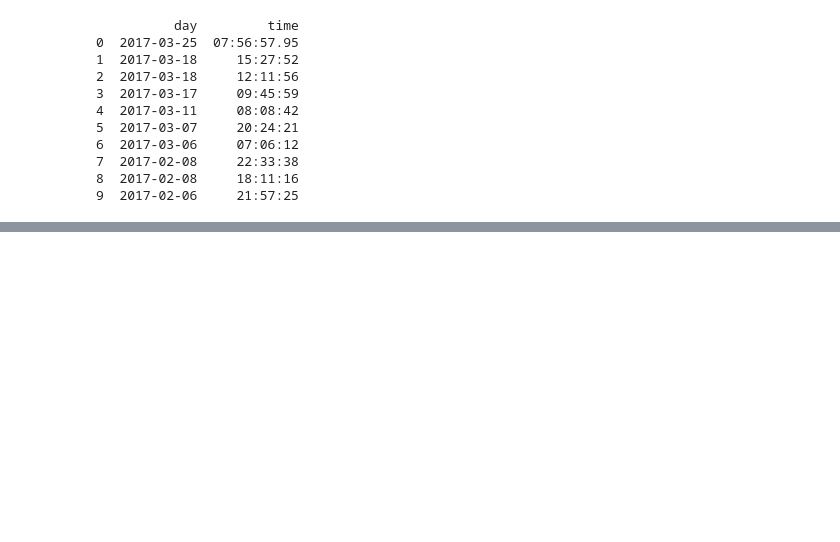
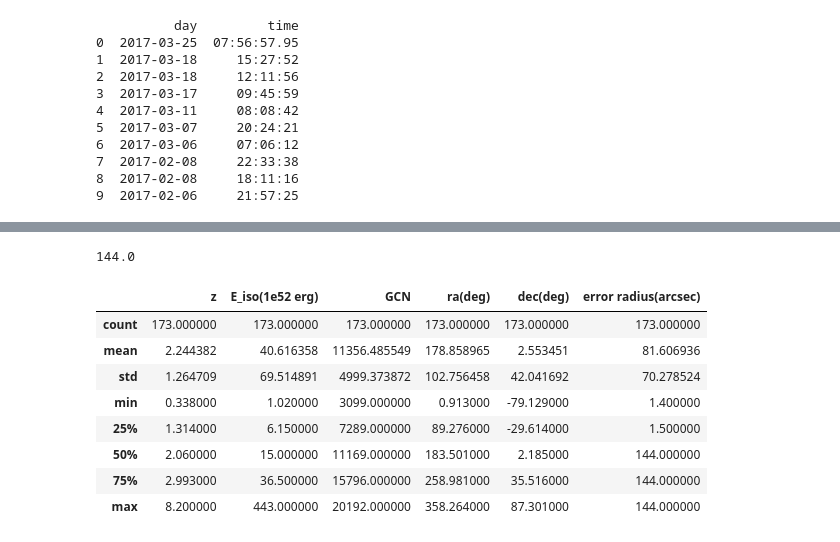
Before and after one commit to docdatpie/SwiftGRBs, a Jupyter notebook: BdHNe join with NASA Swift GRBs.ipynb, the cells around one changed output, grey strips where cells are left out. Saved outputs shown, nothing was run; the diff lists cells and outputs as text; code cells hidden in the pictures; blank space fills up the shorter version.

```diff
--- a/BdHNe join with NASA Swift GRBs.ipynb
+++ b/BdHNe join with NASA Swift GRBs.ipynb
@@ -219,0 +526,7 @@ True
+# %%
+ibd.reset_index(inplace=True)
+ibd['primary'] = ibd.GRB.map(lambda x:get_close_matches(x,dd.index,1)[0])
+ibd.set_index('primary', inplace=True)
+# %%
+tab = ibd.join(dd, how='inner')
+print tab.describe()
@@ -219,0 +562,6 @@ True
+# %%
+tab.rename(columns={'E_iso':'E_iso(1e52 erg)'}, inplace=True)
+# %%
+tab['ra(deg)'] = tab['ra(deg)'].round(3)
+tab['dec(deg)'] = tab['dec(deg)'].round(3)
+tab['error radius(arcsec)'] = tab['error radius(arcsec)'].round(3)
@@ -219,0 +588,21 @@ True
+# %%
+# Last step to be taken here is to fill the missing values for 'error radius'.
+# The safest way to do it is to fill the Nulls with the maximum possible value,
+# doing so we will not give absurd, or erronous information to the future users
+# of such data since we are filling those gaps with the worst case available.
+mval = tab['error radius(arcsec)'].max()
+midx = tab['error radius(arcsec)'].isnull()
+tab.loc[midx,'error radius(arcsec)'] = mval
+print mval
+tab.describe()
+# %% [output]
+144.0
+|  | z | E_iso(1e52 erg) | GCN | ra(deg) | dec(deg) | error radius(arcsec) |
+| count | 173.000000 | 173.000000 | 173.000000 | 173.000000 | 173.000000 | 173.000000 |
+| mean | 2.244382 | 40.616358 | 11356.485549 | 178.858965 | 2.553451 | 81.606936 |
+| std | 1.264709 | 69.514891 | 4999.373872 | 102.756458 | 42.041692 | 70.278524 |
+| min | 0.338000 | 1.020000 | 3099.000000 | 0.913000 | -79.129000 | 1.400000 |
+| 25% | 1.314000 | 6.150000 | 7289.000000 | 89.276000 | -29.614000 | 1.500000 |
+| 50% | 2.060000 | 15.000000 | 11169.000000 | 183.501000 | 2.185000 | 144.000000 |
+| 75% | 2.993000 | 36.500000 | 15796.000000 | 258.981000 | 35.516000 | 144.000000 |
+| max | 8.200000 | 443.000000 | 20192.000000 | 358.264000 | 87.301000 | 144.000000 |
```
Also changed, not shown: parts of 29 cells of this notebook.
